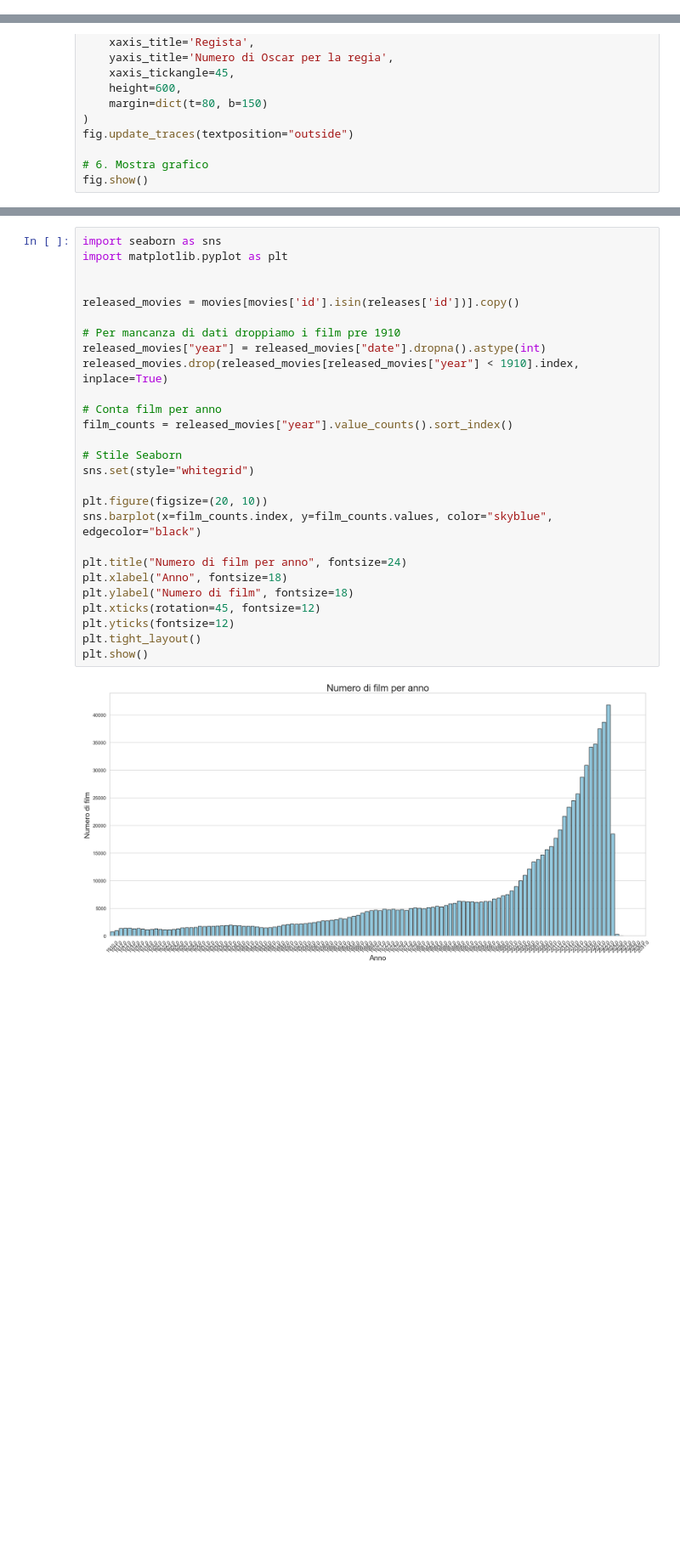
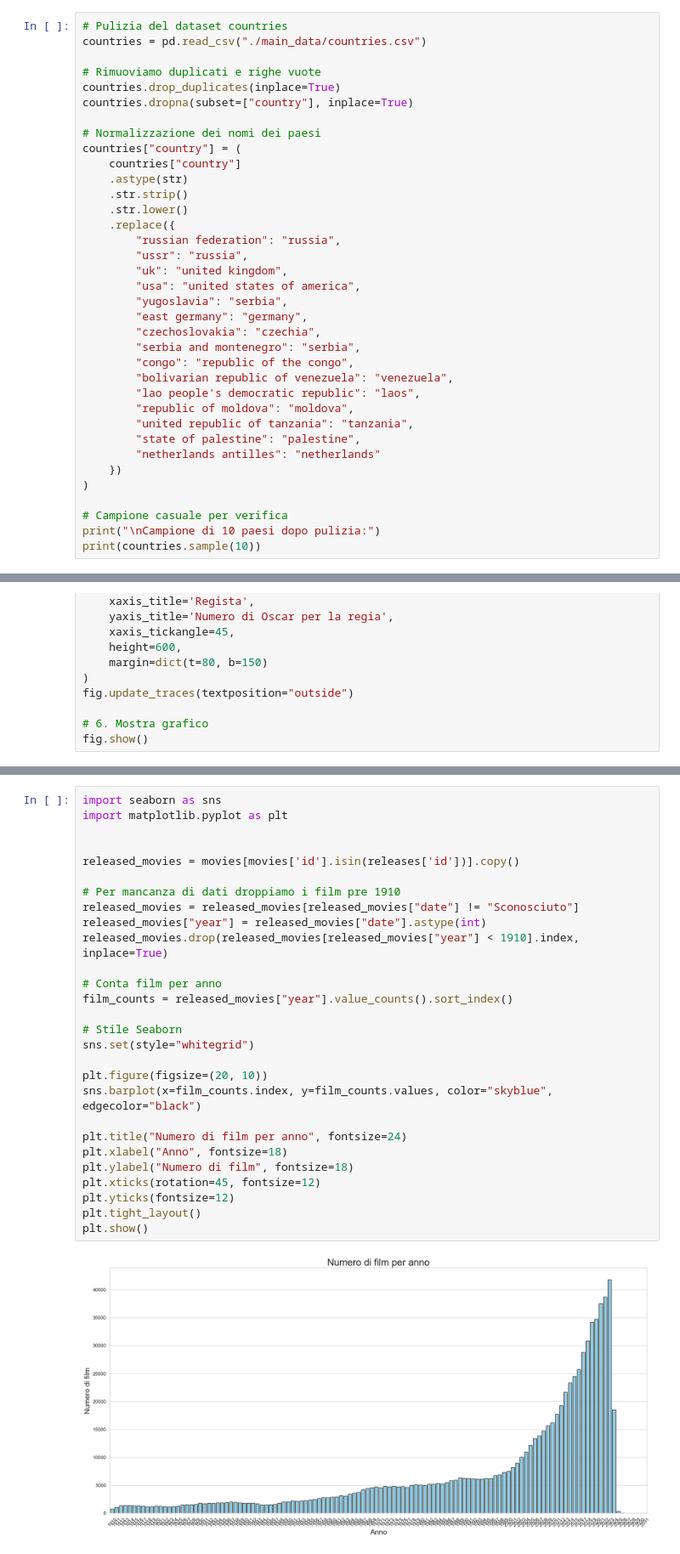
Before and after one commit to Carmelo-Spadaro/IUM, a Jupyter notebook: notebook.ipynb, the cells around one changed output, grey strips where cells are left out. Shown at 85% size. Drawn from its saved outputs; the diff is of its cells as text; blank space fills up the shorter version.

Commit message:
pulizia dataset vari, riorganizzato codice

```diff
--- a/notebook.ipynb
+++ b/notebook.ipynb
@@ -332,3 +318,39 @@ print(f"Numero di NaN nella colonna 'studio': {studioNulli}")
 # %% [output]
 Numero di NaN nella colonna 'studio': 10
 Numero di NaN nella colonna 'studio': 0
+# %%
+# Pulizia del dataset countries
+countries = pd.read_csv("./main_data/countries.csv")
+
+# Rimuoviamo duplicati e righe vuote
+countries.drop_duplicates(inplace=True)
+countries.dropna(subset=["country"], inplace=True)
+
+# Normalizzazione dei nomi dei paesi
+countries["country"] = (
+    countries["country"]
+    .astype(str)
+    .str.strip()
+    .str.lower()
+    .replace({
+        "russian federation": "russia",
+        "ussr": "russia",
+        "uk": "united kingdom",
+        "usa": "united states of america",
+        "yugoslavia": "serbia",
+        "east germany": "germany",
+        "czechoslovakia": "czechia",
+        "serbia and montenegro": "serbia",
+        "congo": "republic of the congo",
+        "bolivarian republic of venezuela": "venezuela",
+        "lao people's democratic republic": "laos",
+        "republic of moldova": "moldova",
+        "united republic of tanzania": "tanzania",
+        "state of palestine": "palestine",
+        "netherlands antilles": "netherlands"
+    })
+)
+
+# Campione casuale per verifica
+print("\nCampione di 10 paesi dopo pulizia:")
+print(countries.sample(10))
@@ -860,32 +1094,33 @@ fig.show()
 # %%
 import seaborn as sns
 import matplotlib.pyplot as plt
 
 
 released_movies = movies[movies['id'].isin(releases['id'])].copy()
 
 # Per mancanza di dati droppiamo i film pre 1910
-released_movies["year"] = released_movies["date"].dropna().astype(int)
+released_movies = released_movies[released_movies["date"] != "Sconosciuto"]
+released_movies["year"] = released_movies["date"].astype(int)
 released_movies.drop(released_movies[released_movies["year"] < 1910].index, inplace=True)
 
 # Conta film per anno
 film_counts = released_movies["year"].value_counts().sort_index()
 
 # Stile Seaborn
 sns.set(style="whitegrid")
 
 plt.figure(figsize=(20, 10))
 sns.barplot(x=film_counts.index, y=film_counts.values, color="skyblue", edgecolor="black")
 
 plt.title("Numero di film per anno", fontsize=24)
 plt.xlabel("Anno", fontsize=18)
 plt.ylabel("Numero di film", fontsize=18)
 plt.xticks(rotation=45, fontsize=12)
 plt.yticks(fontsize=12)
 plt.tight_layout()
 plt.show()
 # %% [output]
-[figure, old version]
+[figure, new version]
 # %%
 import plotly.express as px
 
```
Also changed, not shown: parts of 24 cells of this notebook.
